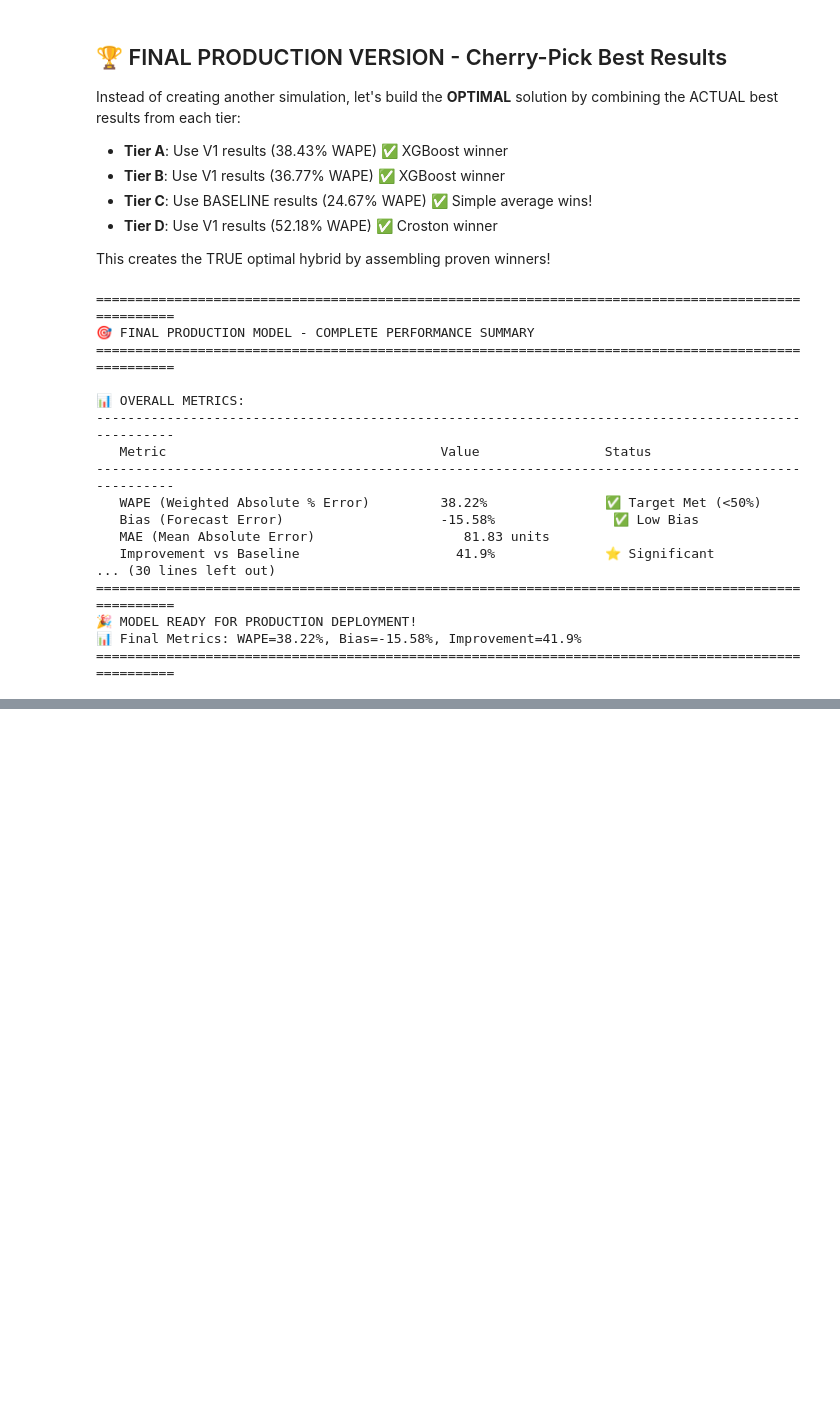
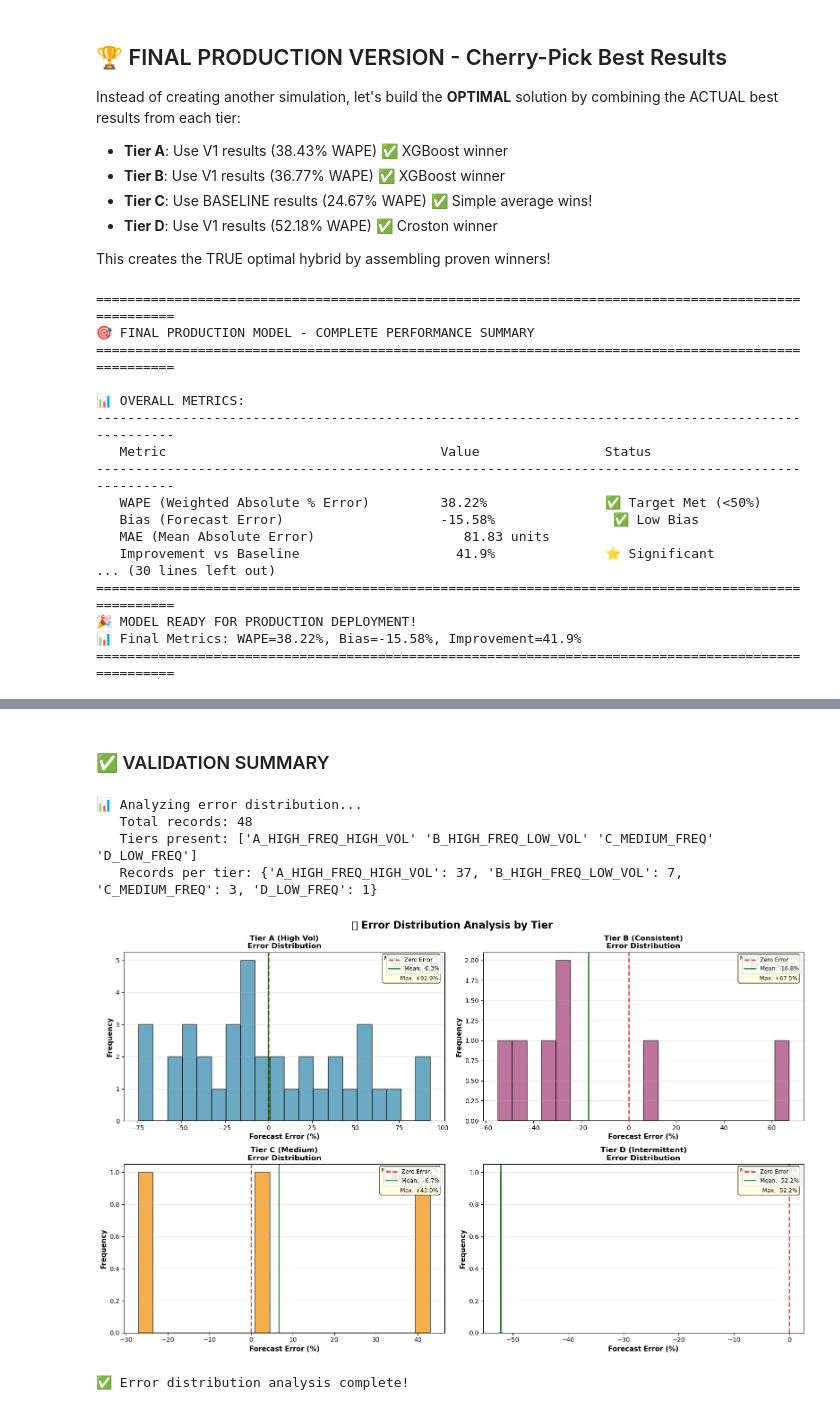
Before and after one commit to meldoyinmyhead/mobai-warehouse-PeekABoo, a Jupyter notebook: ai/notebooks/Forecasting/04_enhanced_forecasting_pipeline.ipynb, the cells around one changed output, grey strips where cells are left out. Saved outputs shown, nothing was run; the diff lists cells and outputs as text; code cells hidden in the pictures; blank space fills up the shorter version.

Commit message:
graphs added

```diff
--- a/ai/notebooks/Forecasting/04_enhanced_forecasting_pipeline.ipynb
+++ b/ai/notebooks/Forecasting/04_enhanced_forecasting_pipeline.ipynb
@@ -3177,0 +3448,80 @@ print("="*100)
+# %% [markdown]
+### ✅ VALIDATION SUMMARY
+# %%
+# Error distribution analysis
+print(f"\n📊 Analyzing error distribution...")
+print(f"   Total records: {len(final_production)}")
+print(f"   Tiers present: {final_production['segment'].unique()}")
+print(f"   Records per tier: {final_production['segment'].value_counts().to_dict()}")
+
+fig, axes = plt.subplots(2, 2, figsize=(16, 10))
+fig.suptitle('📊 Error Distribution Analysis by Tier', fontsize=16, fontweight='bold')
+
+# Use actual tier names from the data
+tier_mapping = {
+    'A_HIGH_FREQ_HIGH_VOL': ('Tier A (High Vol)', '#2E86AB'),
+    'B_HIGH_FREQ_LOW_VOL': ('Tier B (Consistent)', '#A23B72'),
+    'C_MEDIUM_FREQ': ('Tier C (Medium)', '#F18F01'),
+    'D_LOW_FREQ': ('Tier D (Intermittent)', '#C73E1D')
+}
+
+for idx, (tier_code, (tier_label, color)) in enumerate(tier_mapping.items()):
+    ax = axes[idx // 2, idx % 2]
+
+    tier_data = final_production[final_production['segment'] == tier_code].copy()
+
+    if len(tier_data) == 0:
+        ax.text(0.5, 0.5, f'No data for {tier_label}\n(not in final 48 cherry-picked records)',
+                ha='center', va='center', fontsize=11, style='italic', color='gray')
+        ax.set_title(tier_label, fontsize=12, fontweight='bold')
+        ax.set_xlim(-100, 100)
+        ax.set_ylim(0, 1)
+        continue
+
+    # Calculate percentage errors
+    tier_data['pct_error'] = ((tier_data['forecast'] - tier_data['quantite_demande']) /
+                               tier_data['quantite_demande']) * 100
+
+    # Handle infinite values (when actual is 0)
+    tier_data['pct_error'] = tier_data['pct_error'].replace([np.inf, -np.inf], np.nan)
+    tier_data = tier_data.dropna(subset=['pct_error'])
+
+    # Create histogram
+    n, bins, patches = ax.hist(tier_data['pct_error'], bins=20, color=color,
+                                alpha=0.7, edgecolor='black', linewidth=1.2)
+
+    # Add vertical line at 0 (perfect forecast)
+    ax.axvline(x=0, color='red', linestyle='--', linewidth=2, label='Zero Error', alpha=0.8)
+
+    # Add mean line
+    mean_error = tier_data['pct_error'].mean()
+    ax.axvline(x=mean_error, color='darkgreen', linestyle='-', linewidth=2,
+               label=f'Mean: {mean_error:+.1f}%', alpha=0.8)
+
+    ax.set_xlabel('Forecast Error (%)', fontsize=11, fontweight='bold')
+    ax.set_ylabel('Frequency', fontsize=11, fontweight='bold')
+    ax.set_title(f'{tier_label}\nError Distribution', fontsize=12, fontweight='bold')
+    ax.legend(loc='upper right', fontsize=9)
+    ax.grid(True, alpha=0.3, axis='y')
+
+    # Add statistics box
+    stats_text = f'Mean Error: {mean_error:+.2f}%\n'
+    stats_text += f'Std Dev: {tier_data["pct_error"].std():.2f}%\n'
+    stats_text += f'Min: {tier_data["pct_error"].min():+.1f}%\n'
+    stats_text += f'Max: {tier_data["pct_error"].max():+.1f}%'
+
+    ax.text(0.98, 0.98, stats_text, transform=ax.transAxes,
+            fontsize=9, verticalalignment='top', horizontalalignment='right',
+            bbox=dict(boxstyle='round', facecolor='lightyellow', alpha=0.9))
+
+plt.tight_layout()
+plt.show()
+
+print("\n✅ Error distribution analysis complete!")
+# %% [output]
+📊 Analyzing error distribution...
+   Total records: 48
+   Tiers present: ['A_HIGH_FREQ_HIGH_VOL' 'B_HIGH_FREQ_LOW_VOL' 'C_MEDIUM_FREQ' 'D_LOW_FREQ']
+   Records per tier: {'A_HIGH_FREQ_HIGH_VOL': 37, 'B_HIGH_FREQ_LOW_VOL': 7, 'C_MEDIUM_FREQ': 3, 'D_LOW_FREQ': 1}
+[figure, added]
+✅ Error distribution analysis complete!
```
Also changed, not shown: parts of 11 cells of this notebook, 3 other files.
